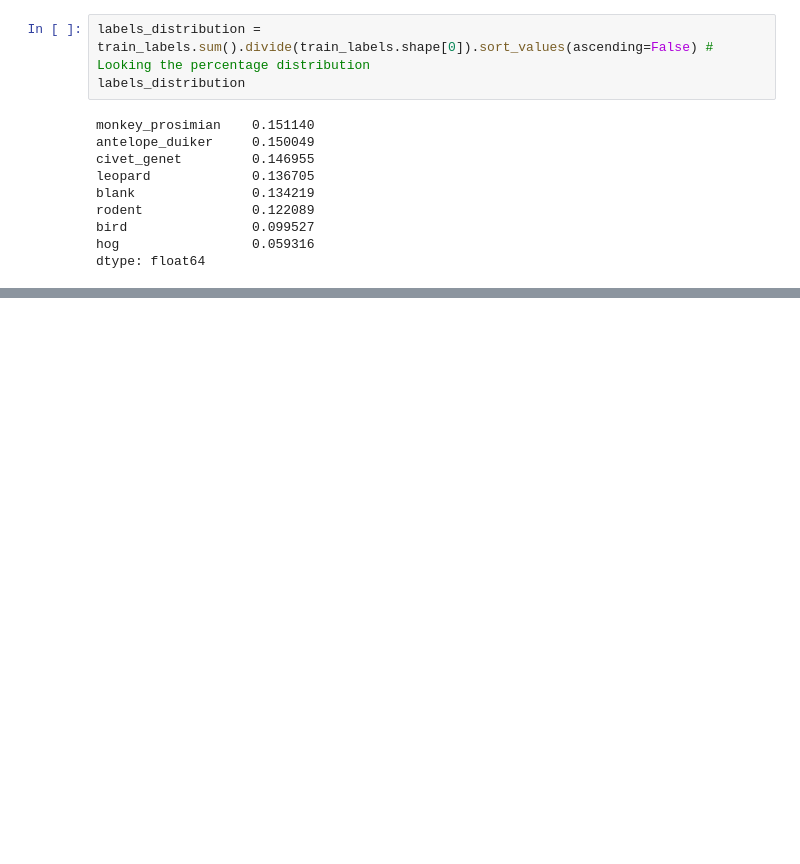
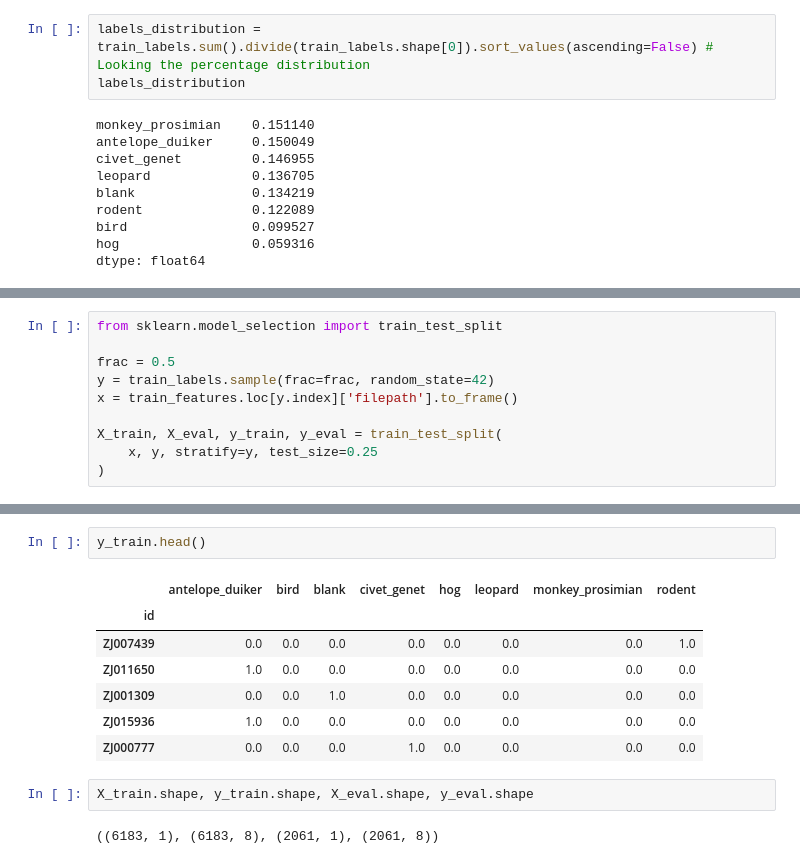
Before and after one commit to gerryfrank10/Conser-Vision-Challenge, a Jupyter notebook: solution-1.ipynb, the cells around one changed output, grey strips where cells are left out. Saved outputs shown, nothing was run; the diff lists cells and outputs as text; blank space fills up the shorter version.

```diff
--- a/solution-1.ipynb
+++ b/solution-1.ipynb
@@ -102,0 +117,10 @@ dtype: float64
+# %%
+from sklearn.model_selection import train_test_split
+
+frac = 0.5
+y = train_labels.sample(frac=frac, random_state=42)
+x = train_features.loc[y.index]['filepath'].to_frame()
+
+X_train, X_eval, y_train, y_eval = train_test_split(
+    x, y, stratify=y, test_size=0.25
+)
@@ -102,0 +137,14 @@ dtype: float64
+# %%
+y_train.head()
+# %% [output]
+|  | antelope_duiker | bird | blank | civet_genet | hog | leopard | monkey_prosimian | rodent |
+| id |  |  |  |  |  |  |  |  |
+| ZJ007439 | 0.0 | 0.0 | 0.0 | 0.0 | 0.0 | 0.0 | 0.0 | 1.0 |
+| ZJ011650 | 1.0 | 0.0 | 0.0 | 0.0 | 0.0 | 0.0 | 0.0 | 0.0 |
+| ZJ001309 | 0.0 | 0.0 | 1.0 | 0.0 | 0.0 | 0.0 | 0.0 | 0.0 |
+| ZJ015936 | 1.0 | 0.0 | 0.0 | 0.0 | 0.0 | 0.0 | 0.0 | 0.0 |
+| ZJ000777 | 0.0 | 0.0 | 0.0 | 1.0 | 0.0 | 0.0 | 0.0 | 0.0 |
+# %%
+X_train.shape, y_train.shape, X_eval.shape, y_eval.shape
+# %% [output]
+((6183, 1), (6183, 8), (2061, 1), (2061, 8))
```
Also changed, not shown: parts of 7 cells of this notebook, 1 other file.
